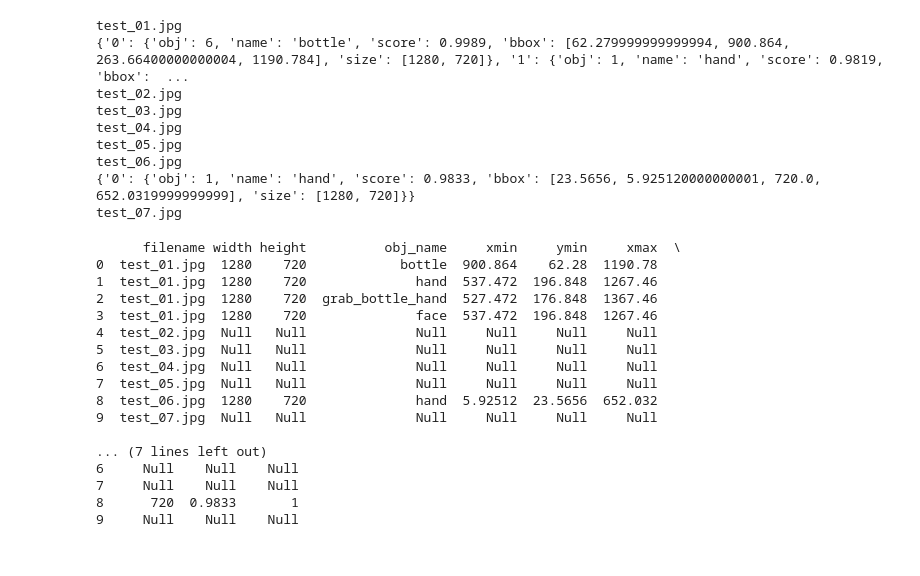
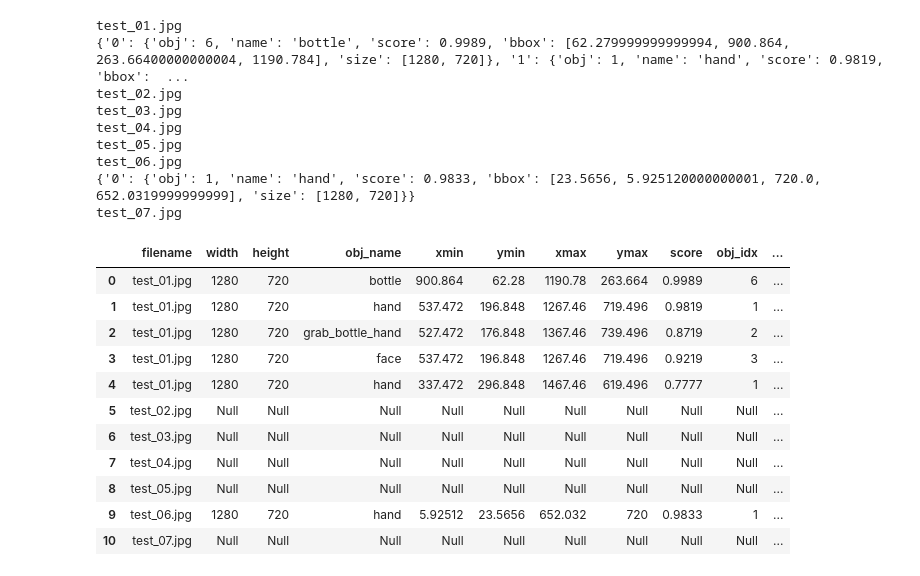
Before and after one commit to kyungjunleeme/kyungjunleeme.github.io, a Jupyter notebook: 경준_daily 공부 내용 정리/InHandPlus/1105 object_list_json 파일 pandas 변환.ipynb, the cells around one changed output. Saved outputs shown, nothing was run; the diff lists cells and outputs as text; code cells hidden in the pictures.

```diff
--- a/경준_daily 공부 내용 정리/InHandPlus/1105 object_list_json 파일 pandas 변환.ipynb
+++ b/경준_daily 공부 내용 정리/InHandPlus/1105 object_list_json 파일 pandas 변환.ipynb
@@ -97,23 +98,21 @@ test_05.jpg
 test_06.jpg
 {'0': {'obj': 1, 'name': 'hand', 'score': 0.9833, 'bbox': [23.5656, 5.925120000000001, 720.0, 652.0319999999999], 'size': [1280, 720]}}
 test_07.jpg
-# %%
-print(df)
-# %% [output]
-      filename width height          obj_name     xmin     ymin     xmax  \
-0  test_01.jpg  1280    720            bottle  900.864    62.28  1190.78
-1  test_01.jpg  1280    720              hand  537.472  196.848  1267.46
-2  test_01.jpg  1280    720  grab_bottle_hand  527.472  176.848  1367.46
-3  test_01.jpg  1280    720              face  537.472  196.848  1267.46
-4  test_02.jpg  Null   Null              Null     Null     Null     Null
-5  test_03.jpg  Null   Null              Null     Null     Null     Null
-6  test_04.jpg  Null   Null              Null     Null     Null     Null
-7  test_05.jpg  Null   Null              Null     Null     Null     Null
-8  test_06.jpg  1280    720              hand  5.92512  23.5656  652.032
-9  test_07.jpg  Null   Null              Null     Null     Null     Null
-
-... (7 lines left out)
-6     Null    Null    Null
-7     Null    Null    Null
-8      720  0.9833       1
-9     Null    Null    Null
+# %%
+df['per_obj_cnt'] = np.where(df['obj_idx'] != 'Null' , '1', '0')
+df['model'] = 'answer_120'
+# %%
+df
+# %% [output]
+|  | filename | width | height | obj_name | xmin | ymin | xmax | ymax | score | obj_idx | ... |
+| 0 | test_01.jpg | 1280 | 720 | bottle | 900.864 | 62.28 | 1190.78 | 263.664 | 0.9989 | 6 | ... |
+| 1 | test_01.jpg | 1280 | 720 | hand | 537.472 | 196.848 | 1267.46 | 719.496 | 0.9819 | 1 | ... |
+| 2 | test_01.jpg | 1280 | 720 | grab_bottle_hand | 527.472 | 176.848 | 1367.46 | 739.496 | 0.8719 | 2 | ... |
+| 3 | test_01.jpg | 1280 | 720 | face | 537.472 | 196.848 | 1267.46 | 719.496 | 0.9219 | 3 | ... |
+| 4 | test_01.jpg | 1280 | 720 | hand | 337.472 | 296.848 | 1467.46 | 619.496 | 0.7777 | 1 | ... |
+| 5 | test_02.jpg | Null | Null | Null | Null | Null | Null | Null | Null | Null | ... |
+| 6 | test_03.jpg | Null | Null | Null | Null | Null | Null | Null | Null | Null | ... |
+| 7 | test_04.jpg | Null | Null | Null | Null | Null | Null | Null | Null | Null | ... |
+| 8 | test_05.jpg | Null | Null | Null | Null | Null | Null | Null | Null | Null | ... |
+| 9 | test_06.jpg | 1280 | 720 | hand | 5.92512 | 23.5656 | 652.032 | 720 | 0.9833 | 1 | ... |
+| 10 | test_07.jpg | Null | Null | Null | Null | Null | Null | Null | Null | Null | ... |
```
Also changed, not shown: parts of 15 cells of this notebook, 7 other files.
